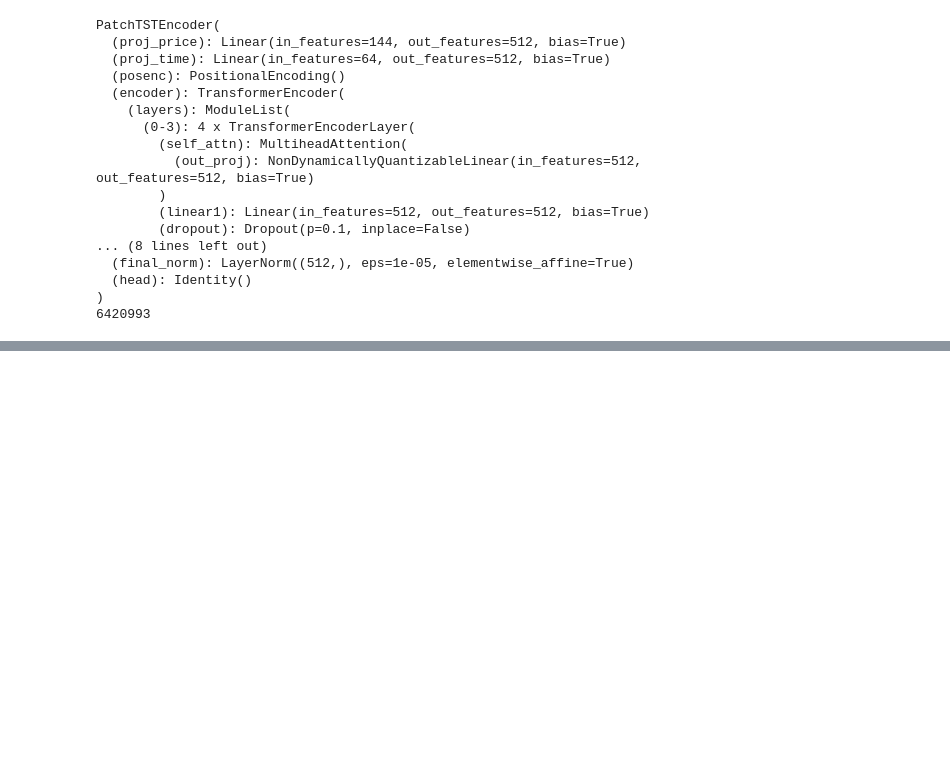
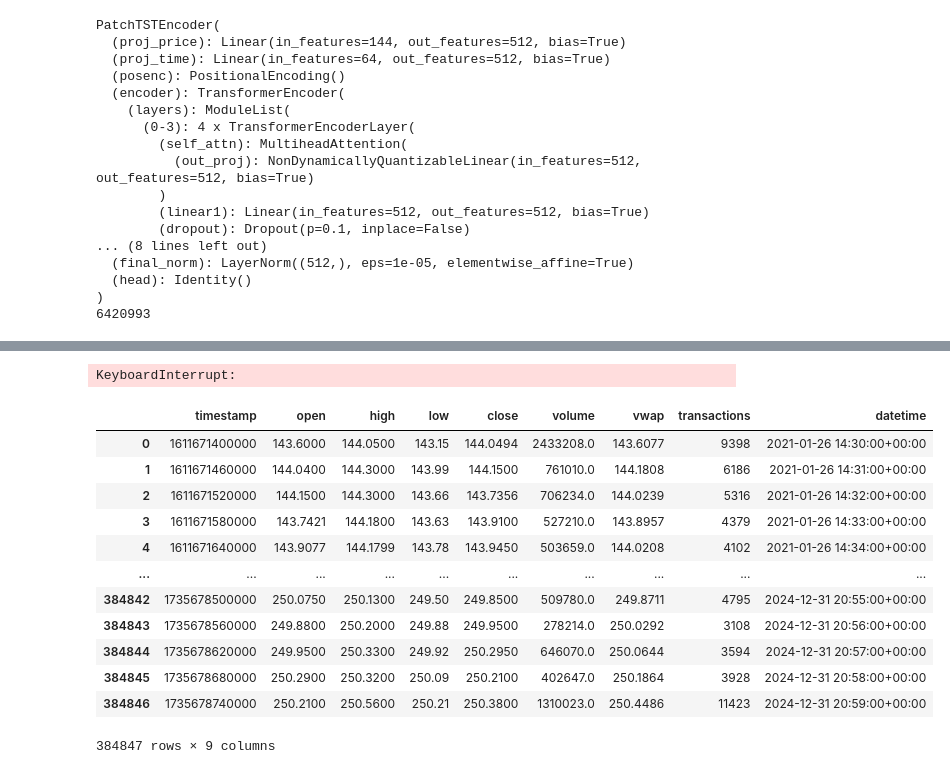
Before and after one commit to Olba147/DrlPpoTransformer, a Jupyter notebook: test.ipynb, the cells around one changed output, grey strips where cells are left out. Drawn from its saved outputs; the diff is of its cells as text; code cells hidden in the pictures; blank space fills up the shorter version.

```diff
--- a/test.ipynb
+++ b/test.ipynb
@@ -658,0 +730,41 @@ PatchTSTEncoder(
+# %%
+import os
+
+def filter_regular_us_hours(dt: pd.Series) -> pd.Series:
+    """
+    Return boolean mask for regular U.S. trading hours (09:30-16:00 ET, weekdays).
+    dt should be timezone-aware (UTC).
+    """
+    dt_et = dt.dt.tz_convert("America/New_York")
+    minutes = dt_et.dt.hour * 60 + dt_et.dt.minute
+    is_weekday = dt_et.dt.weekday < 5
+    in_rth = (minutes >= 570) & (minutes < 960)
+    return is_weekday & in_rth
+
+
+for file in os.listdir(r"Data\polygon\data_raw_1m"):
+    df = pd.read_parquet(os.path.join(r"Data\polygon\data_raw_1m", file))
+    # filter reqular trading hours
+    dt = pd.to_datetime(df["timestamp"], unit="ms", utc=True)
+    mask = filter_regular_us_hours(dt)
+    df = df.loc[mask]
+    df.to_parquet(os.path.join(r"Data\polygon\data_raw_1m", file), index=False)
+# %% [output]
+KeyboardInterrupt:
+# %%
+df = pd.read_parquet(r"data\polygon\data_raw_1m\AAPL.parquet")
+df
+# %% [output]
+|  | timestamp | open | high | low | close | volume | vwap | transactions | datetime |
+| 0 | 1611671400000 | 143.6000 | 144.0500 | 143.15 | 144.0494 | 2433208.0 | 143.6077 | 9398 | 2021-01-26 14:30:00+00:00 |
+| 1 | 1611671460000 | 144.0400 | 144.3000 | 143.99 | 144.1500 | 761010.0 | 144.1808 | 6186 | 2021-01-26 14:31:00+00:00 |
+| 2 | 1611671520000 | 144.1500 | 144.3000 | 143.66 | 143.7356 | 706234.0 | 144.0239 | 5316 | 2021-01-26 14:32:00+00:00 |
+| 3 | 1611671580000 | 143.7421 | 144.1800 | 143.63 | 143.9100 | 527210.0 | 143.8957 | 4379 | 2021-01-26 14:33:00+00:00 |
+| 4 | 1611671640000 | 143.9077 | 144.1799 | 143.78 | 143.9450 | 503659.0 | 144.0208 | 4102 | 2021-01-26 14:34:00+00:00 |
+| ... | ... | ... | ... | ... | ... | ... | ... | ... | ... |
+| 384842 | 1735678500000 | 250.0750 | 250.1300 | 249.50 | 249.8500 | 509780.0 | 249.8711 | 4795 | 2024-12-31 20:55:00+00:00 |
+| 384843 | 1735678560000 | 249.8800 | 250.2000 | 249.88 | 249.9500 | 278214.0 | 250.0292 | 3108 | 2024-12-31 20:56:00+00:00 |
+| 384844 | 1735678620000 | 249.9500 | 250.3300 | 249.92 | 250.2950 | 646070.0 | 250.0644 | 3594 | 2024-12-31 20:57:00+00:00 |
+| 384845 | 1735678680000 | 250.2900 | 250.3200 | 250.09 | 250.2100 | 402647.0 | 250.1864 | 3928 | 2024-12-31 20:58:00+00:00 |
+| 384846 | 1735678740000 | 250.2100 | 250.5600 | 250.21 | 250.3800 | 1310023.0 | 250.4486 | 11423 | 2024-12-31 20:59:00+00:00 |
+384847 rows × 9 columns
```
Also changed, not shown: parts of 4 cells of this notebook, 9 other files.
